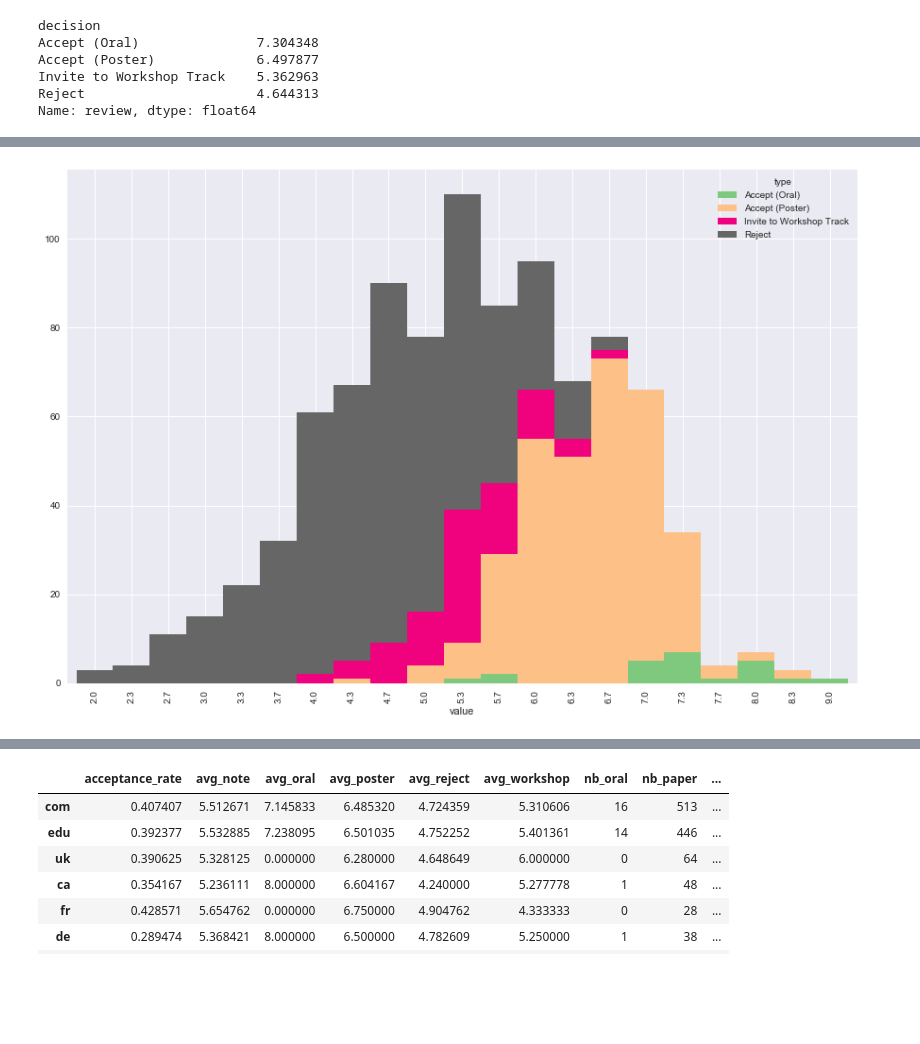
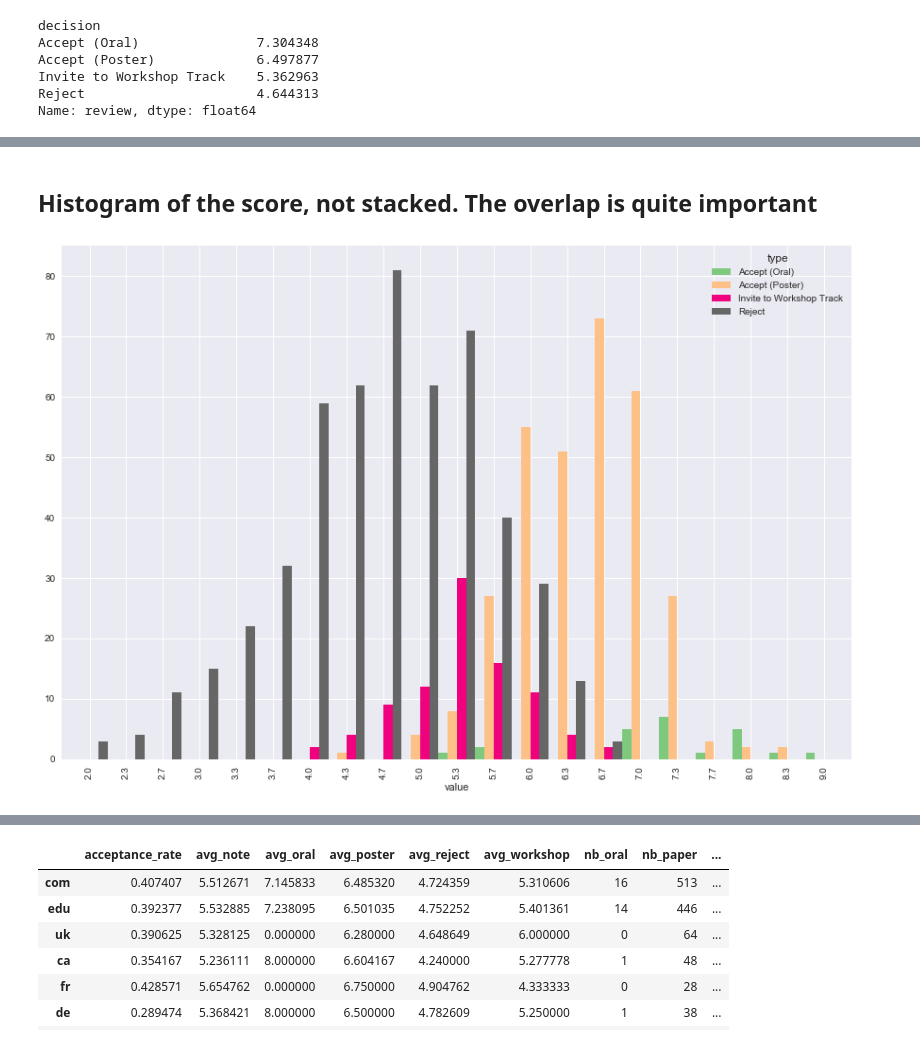
Before and after one commit to pajotarthur/ICLR_data, a Jupyter notebook: Dataviz.ipynb, the cells around one changed output, grey strips where cells are left out. Cells and saved outputs as stored; diff of their text form; code cells hidden in the pictures; blank space fills up the shorter version.

```diff
--- a/Dataviz.ipynb
+++ b/Dataviz.ipynb
@@ -32,10 +36,12 @@ plt.show()
+# %% [markdown]
+## Histogram of the score, not stacked. The overlap is quite important
 # %%
 df = pd.DataFrame({'value': df_paper.review.round(1), 'type': df_paper.decision})
 df['dummy'] = 1
 ag = df.groupby(['value','type']).sum().unstack()
 ag.columns = ag.columns.droplevel()
 
-ag.plot(kind = 'bar', colormap = cm.Accent, width = 1,figsize=(15,10),stacked=True)
+ag.plot(kind = 'bar', colormap = cm.Accent, width = 1,figsize=(15,10))
 plt.show()
 # %% [output]
-[figure, old version]
+[figure, new version]
```
Also changed, not shown: parts of 28 cells of this notebook, 2 other files.
